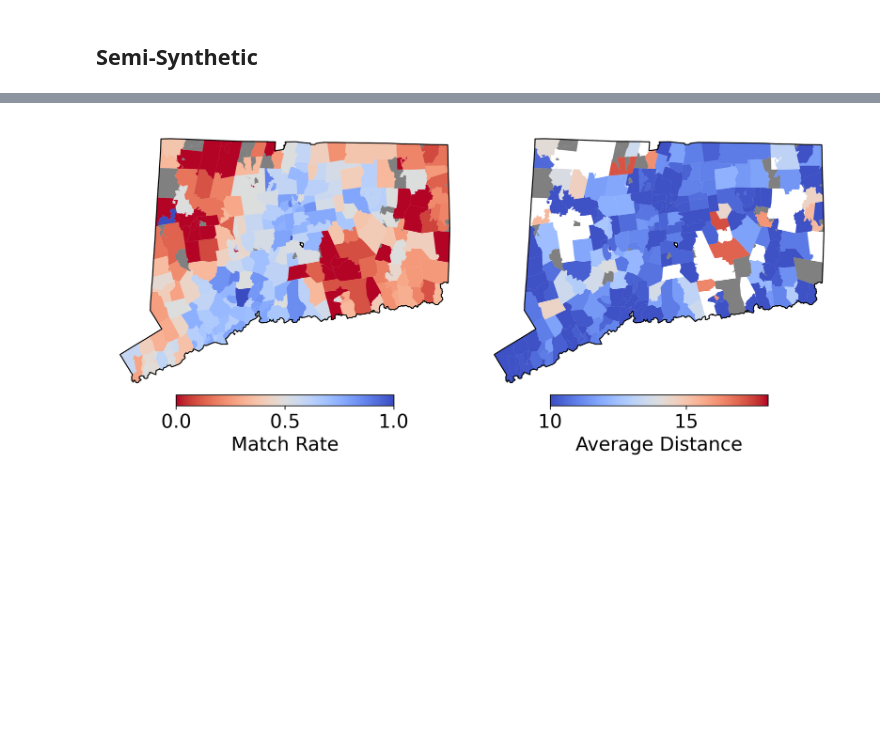
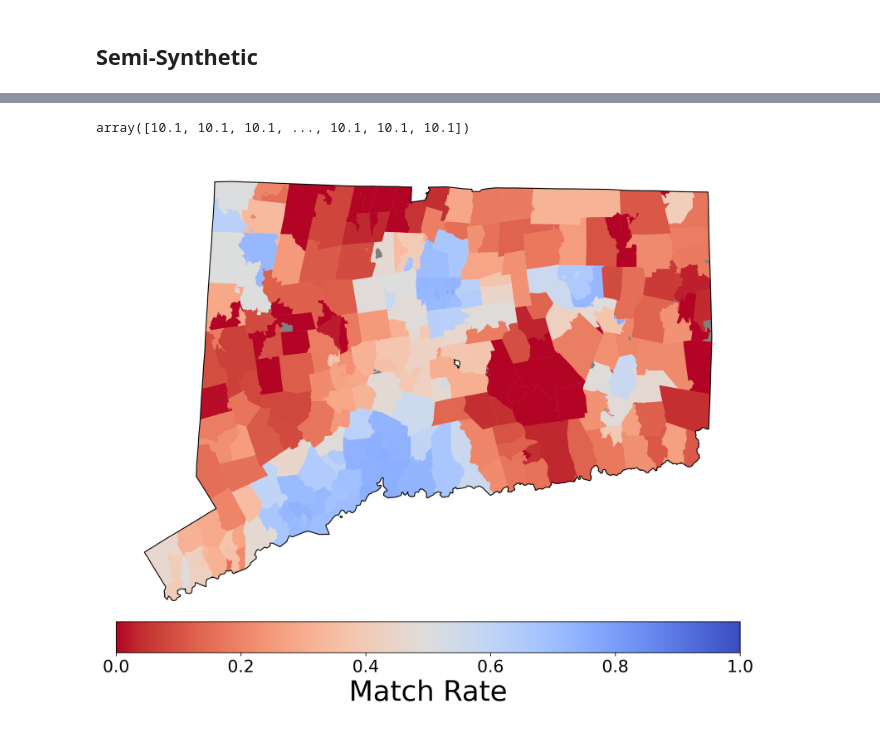
Before and after one commit to naveenr414/patient-provider, a Jupyter notebook: scripts/notebooks/Plotting.ipynb, the cells around one changed output, grey strips where cells are left out. Cells and saved outputs as stored; diff of their text form; code cells hidden in the pictures; blank space fills up the shorter version.

```diff
--- a/scripts/notebooks/Plotting.ipynb
+++ b/scripts/notebooks/Plotting.ipynb
@@ -101,7 +106,7 @@ for i in range(len(x_values)):
 # %%
 patient_y_values = [[] for i in range(len(methods))]
 patient_y_confidences = [[] for i in range(len(methods))]
-baseline_params = {'num_providers': 2}
+baseline_params = {'num_providers': 2, 'fairness_weight': 0}
 for i in range(len(x_values)):
     baseline_params['num_patients'] = x_values[i]
 
@@ -442,7 +479,7 @@ fig.savefig("../../results/figures/other_choice_models.pdf",dpi=300, bbox_inches
 ## Semi-Synthetic
 # %%
 dataset="semi_synthetic"
-baseline_params = {'utility_function': 'semi_synthetic', 'num_patients': 205, 'batch_size': 1, 'max_menu_size': 1000}
+baseline_params = {'utility_function': 'semi_synthetic', 'num_patients': 1225, 'batch_size': 1, 'max_menu_size': 2000}
 matches_by_zipcode = {}
 match_quality_by_zipcode = {}
 for seed in range(43,58):
@@ -451,8 +488,8 @@ for seed in range(43,58):
 
     match_rates_per = np.array(results[0]['gradient_descent_fast_matches_per'])
     match_times = np.sum(match_rates_per[0],axis=1)
-    patient_data = json.load(open("../../data/patient_data_{}_205_140.json".format(seed)))
-    theta_data = json.load(open("../../data/patient_data_{}_205_140.json".format(seed)))
+    patient_data = json.load(open("../../data/patient_data_{}_1225_700.json".format(seed)))
+    theta_data = json.load(open("../../data/patient_data_{}_1225_700.json".format(seed)))
 
     for i in range(len(match_times)):
         zip_val = patient_data[i]['location']
@@ -460,16 +497,17 @@ for seed in range(43,58):
             matches_by_zipcode[zip_val] = []
         matches_by_zipcode[zip_val].append(match_times[i])
 
-    theta_data = np.array(json.load(open("../../data/{}_205_140.json".format(seed)))[0])
+    theta_data = np.array(json.load(open("../../data/{}_1225_700.json".format(seed)))[0])
+    theta_data[(theta_data<0.75) & (theta_data>=0.5)] = theta_data[(theta_data<0.75) & (theta_data>=0.5)]+0.25
+    theta_data[theta_data>=0.75] = 2*(theta_data[theta_data>=0.75]-0.75)+0.5
+    theta_data[theta_data>0] = 10.1/theta_data[theta_data>0]
     avg_match_quality = np.sum(theta_data*match_rates_per[0],axis=1)
     avg_match_quality[match_times>0] /= match_times[match_times>0]
-
-    for i in range(len(avg_match_quality)):
+    for i in range(len(match_times)):
         zip_val = patient_data[i]['location']
         if zip_val not in match_quality_by_zipcode:
             match_quality_by_zipcode[zip_val] = []
-        if avg_match_quality[i] > 0:
-            match_quality_by_zipcode[zip_val].append(10.1/avg_match_quality[i])
+        match_quality_by_zipcode[zip_val].append(avg_match_quality[i])
 
 for i in matches_by_zipcode:
     matches_by_zipcode[i] = np.mean(matches_by_zipcode[i])
@@ -477,3 +531,7 @@ for i in matches_by_zipcode:
+# %%
+avg_match_quality
+# %% [output]
+array([10.1, 10.1, 10.1, ..., 10.1, 10.1, 10.1])
 # %%
 ct_zipcodes = gpd.read_file("../../data/ct.geojson")
 
@@ -486,56 +544,40 @@ cmap = mcolors.ListedColormap(["grey"] + plt.cm.coolwarm(np.linspace(0, 1, 256))
 norm = mcolors.BoundaryNorm(boundaries=[-1, 0, 1], ncolors=cmap.N, extend="both")
 
 # Plotting the heatmap
-fig, ax = plt.subplots(1,2,figsize=(10, 10))
+fig, ax = plt.subplots(1,1,figsize=(10, 10))
 cmap = plt.cm.coolwarm
 cmap.set_under("grey")  # Values below the range (e.g., -1) will be grey
 cmap.set_over("grey")   # Optionally, shade values above the range if needed
 
 # Normalize the color range between 0 and 1
 norm = mcolors.Normalize(vmin=0, vmax=1, clip=False)
 
-ct_zipcodes.plot(
+colorbar = ct_zipcodes.plot(
     column="match_rate",
     cmap=cmap.reversed(),
     norm=norm,
     legend=True,
     legend_kwds={
         'label': "Match Rate",
         'orientation': "horizontal",
-        'shrink': 0.6,
+        'shrink': 1,
         'pad': 0,
     },
-    ax=ax[0]
+    ax=ax
 )
-
-norm = mcolors.Normalize(vmin=10, vmax=18, clip=False)
+cbar = ax.get_figure().axes[-1]  # Access the colorbar axis
+cbar.set_xlabel("Match Rate", fontsize=30)  # Increase font size for the label
 
 
-ct_zipcodes.plot(
-    column="match_quality",
-    cmap=cmap,
-    norm=norm,
-    legend=True,
-    legend_kwds={
-        'label': "Average Distance",
-        'orientation': "horizontal",
-        'shrink': 0.6,
-        'pad': 0,
-    },
-    ax=ax[1]
-)
+
 
 ct_outline = ct_zipcodes.dissolve()
-ct_outline.boundary.plot(ax=ax[0], color="black", linewidth=1)
-ct_outline.boundary.plot(ax=ax[1], color="black", linewidth=1)
-
+ct_outline.boundary.plot(ax=ax, color="black", linewidth=1)
 
 # Enhance the plot
-ax[0].axis("off")
-ax[1].axis("off")
-
+ax.axis("off")
 # Show the plot
 plt.tight_layout()
 fig.savefig("../../results/figures/ct_match_rate.pdf",dpi=300, bbox_inches='tight')
 # %% [output]
-[figure, old version]
+[figure, new version]
```
Also changed, not shown: parts of 26 cells of this notebook, 6 other files.
